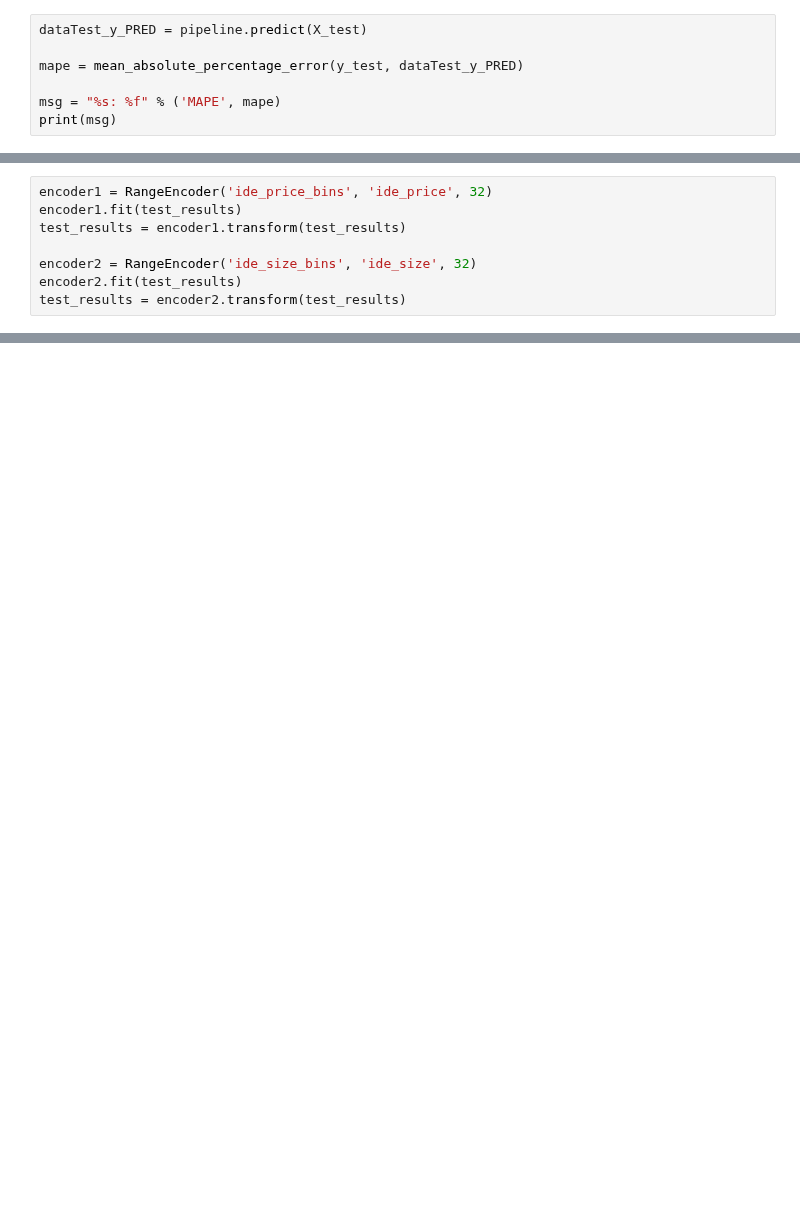
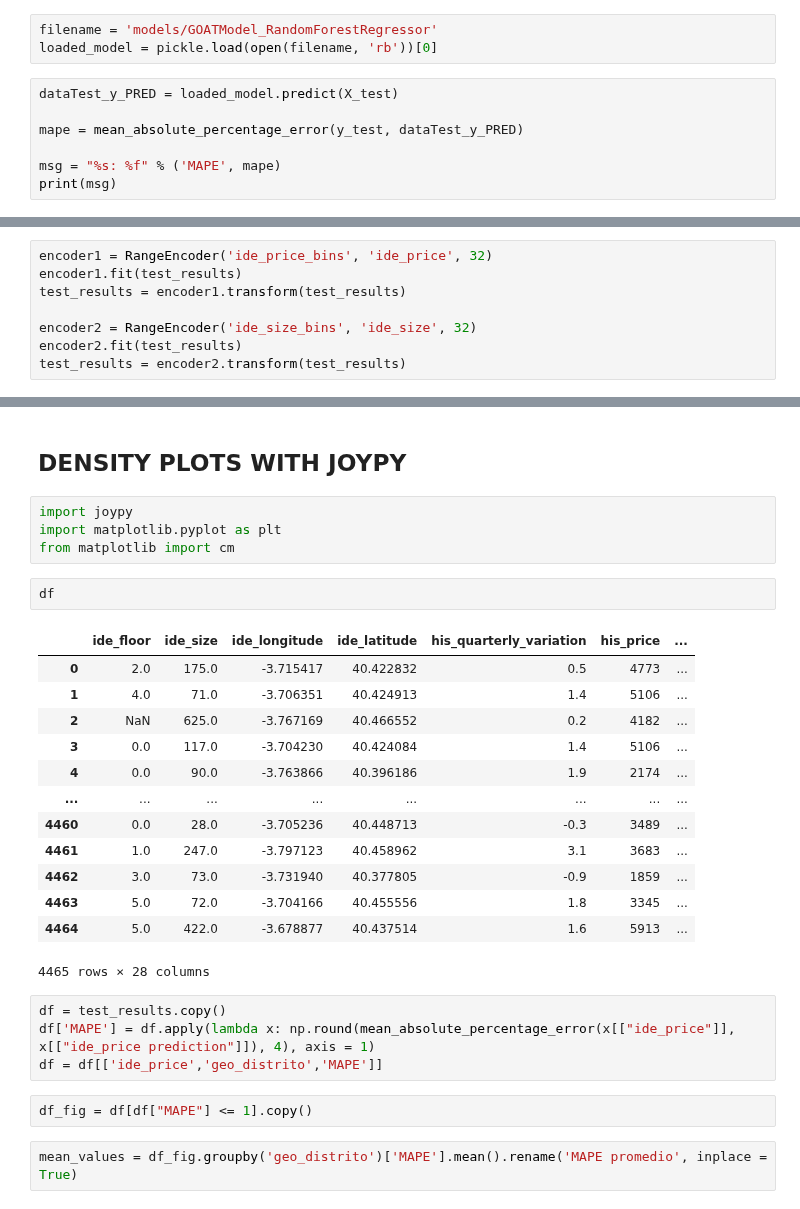
Before and after one commit to doyaguillo1997/Data2Gether, a Jupyter notebook: 3. Modelos de regresión/EDA_test_predictions.ipynb, the cells around one changed output, grey strips where cells are left out. Drawn from its saved outputs; the diff is of its cells as text; blank space fills up the shorter version.

```diff
--- a/3. Modelos de regresión/EDA_test_predictions.ipynb
+++ b/3. Modelos de regresión/EDA_test_predictions.ipynb
@@ -141,5 +27,8 @@ Pipeline(steps=[('Encoder1',
+# %%
+filename = 'models/GOATModel_RandomForestRegressor'
+loaded_model = pickle.load(open(filename, 'rb'))[0]
 # %%
-dataTest_y_PRED = pipeline.predict(X_test)
+dataTest_y_PRED = loaded_model.predict(X_test)
 
 mape = mean_absolute_percentage_error(y_test, dataTest_y_PRED)
 
@@ -192,0 +86,30 @@ for filter_by in filter_by_list:
+# %% [markdown]
+## DENSITY PLOTS WITH JOYPY
+# %%
+import joypy
+import matplotlib.pyplot as plt
+from matplotlib import cm
+# %%
+df
+# %% [output]
+|  | ide_floor | ide_size | ide_longitude | ide_latitude | his_quarterly_variation | his_price | ... |
+| 0 | 2.0 | 175.0 | -3.715417 | 40.422832 | 0.5 | 4773 | ... |
+| 1 | 4.0 | 71.0 | -3.706351 | 40.424913 | 1.4 | 5106 | ... |
+| 2 | NaN | 625.0 | -3.767169 | 40.466552 | 0.2 | 4182 | ... |
+| 3 | 0.0 | 117.0 | -3.704230 | 40.424084 | 1.4 | 5106 | ... |
+| 4 | 0.0 | 90.0 | -3.763866 | 40.396186 | 1.9 | 2174 | ... |
+| ... | ... | ... | ... | ... | ... | ... | ... |
+| 4460 | 0.0 | 28.0 | -3.705236 | 40.448713 | -0.3 | 3489 | ... |
+| 4461 | 1.0 | 247.0 | -3.797123 | 40.458962 | 3.1 | 3683 | ... |
+| 4462 | 3.0 | 73.0 | -3.731940 | 40.377805 | -0.9 | 1859 | ... |
+| 4463 | 5.0 | 72.0 | -3.704166 | 40.455556 | 1.8 | 3345 | ... |
+| 4464 | 5.0 | 422.0 | -3.678877 | 40.437514 | 1.6 | 5913 | ... |
+4465 rows × 28 columns
+# %%
+df = test_results.copy()
+df['MAPE'] = df.apply(lambda x: np.round(mean_absolute_percentage_error(x[["ide_price"]], x[["ide_price prediction"]]), 4), axis = 1)
+df = df[['ide_price','geo_distrito','MAPE']]
+# %%
+df_fig = df[df["MAPE"] <= 1].copy()
+# %%
+mean_values = df_fig.groupby('geo_distrito')['MAPE'].mean().rename('MAPE promedio', inplace = True)
```
Also changed, not shown: parts of 16 cells of this notebook.
